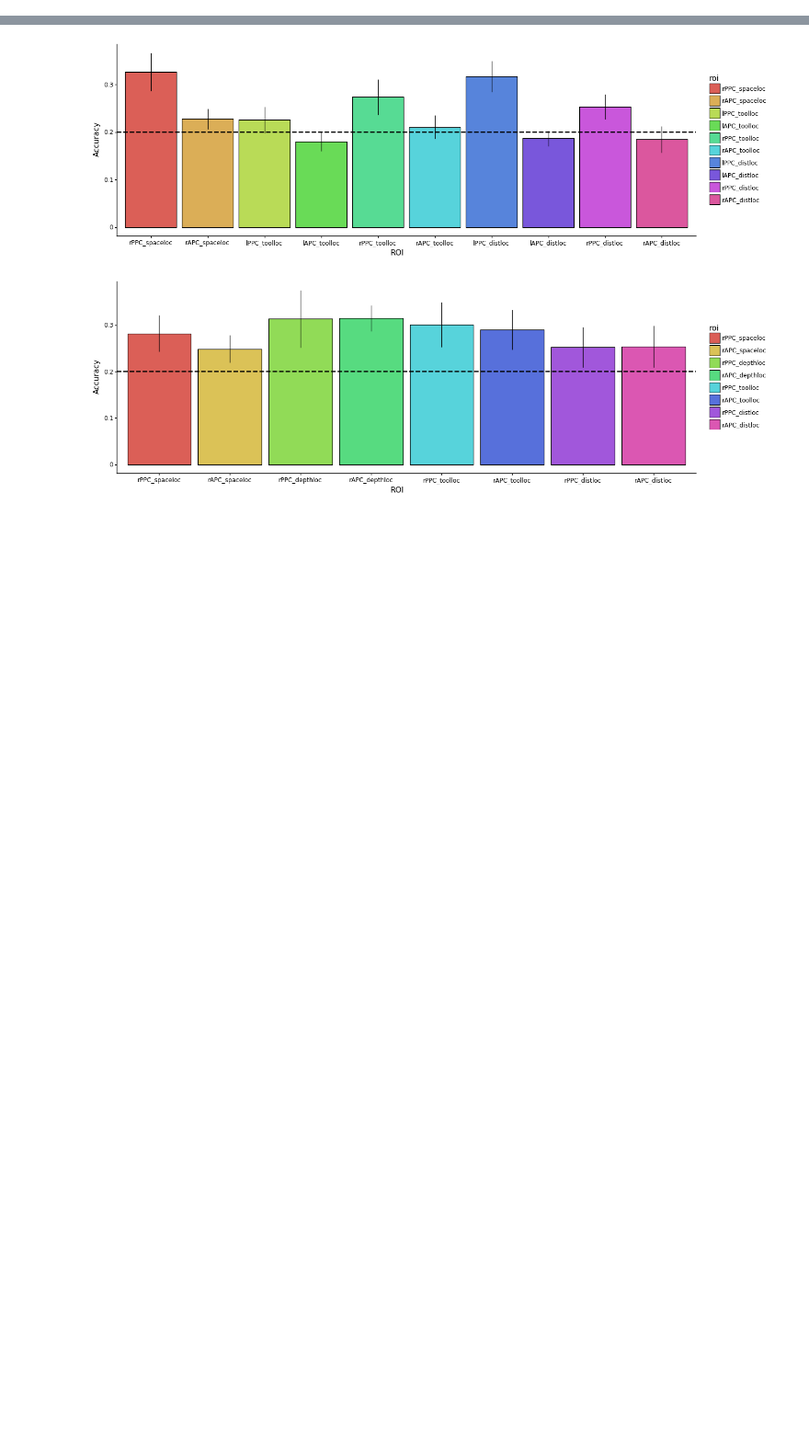
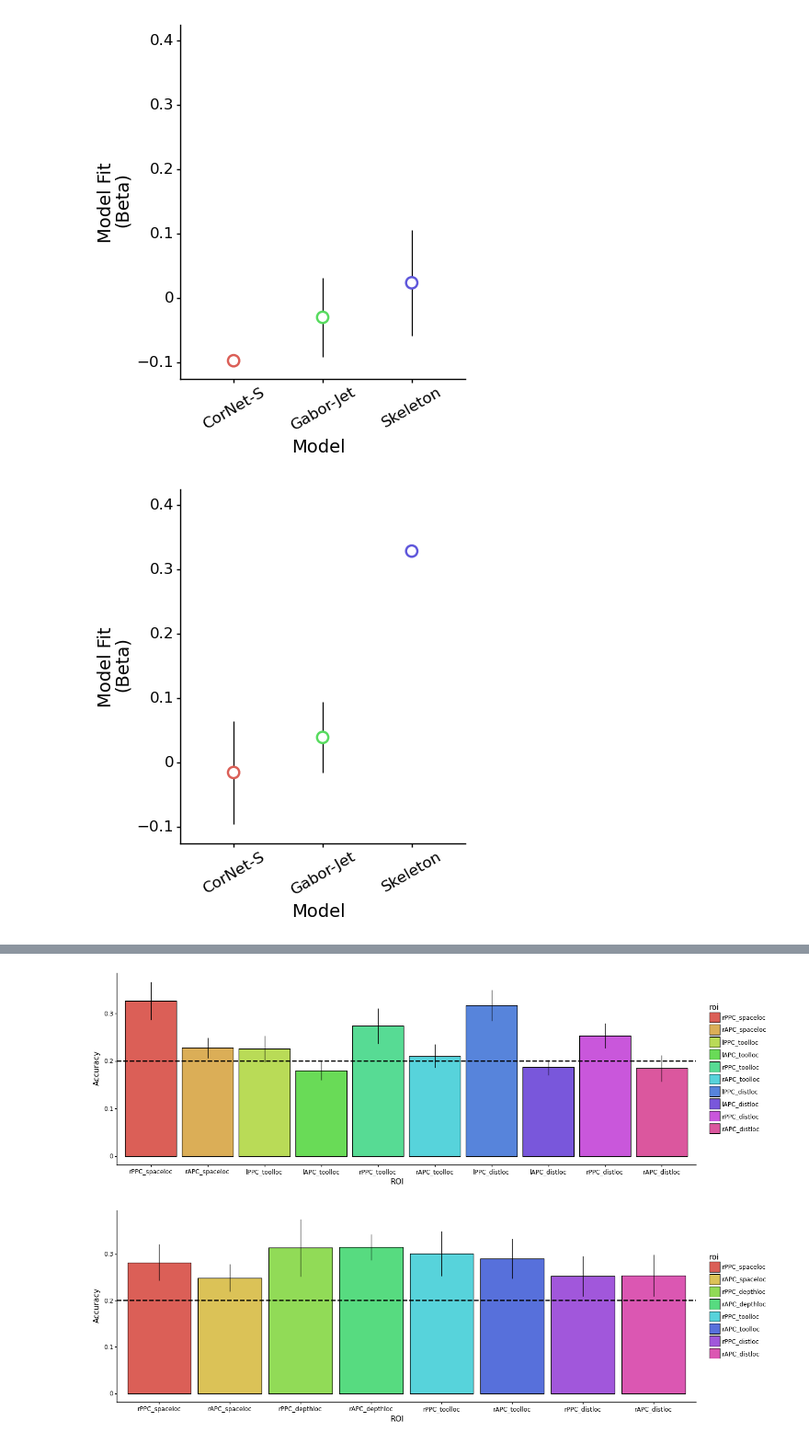
Before and after one commit to vayzenb/docnet, a Jupyter notebook: fmri/exp2_create_figures.ipynb, the cells around one changed output, grey strips where cells are left out. Shown at 92% size. Cells and saved outputs as stored; diff of their text form; code cells hidden in the pictures; blank space fills up the shorter version.

```diff
--- a/fmri/exp2_create_figures.ipynb
+++ b/fmri/exp2_create_figures.ipynb
@@ -33,0 +72,51 @@ num_vox = 100
+# %%
+"""
+plot RSA betas
+"""
+
+rois =  ['lPPC_spaceloc', 'rPPC_spaceloc','lAPC_spaceloc', 'rAPC_spaceloc', 'lLO_toolloc', 'rLO_toolloc']
+roi_names = ['Left pIPS', 'Right pIPS', 'Left aIPS','Right aIPS',  'Left LO', 'Right LO']
+roi_pos = ['pIPS', 'pIPS', 'aIPS', 'aIPS', 'LO', 'LO']
+roi_pos_cat = ['pIPS',  'aIPS','LO']
+models = ['skel', 'gbj','cornet_s',]
+model_names = ['Skeleton',  'Gabor-Jet', 'CorNet-S',]
+
+for rr in rois:
+    df = pd.read_csv(f"{results_dir}/RSA_betas.csv")
+
+    curr_roi = df[[m + '_beta' for m in models]][df['roi'] == rr]
+    curr_roi = pd.melt(curr_roi, var_name = 'model', value_name = 'Beta')
+
+    curr_se = df[[m + '_se' for m in models]][df['roi'] == rr]
+    curr_se = pd.melt(curr_se, var_name = 'model', value_name = 'Beta')
+    curr_roi['se'] = curr_se['Beta']
+
+    curr_roi['model'] = model_names
+    summary_df['model'] = pd.Categorical(summary_df['model'], categories = roi_names, ordered = False)
+
+    plot = ggplot(curr_roi, aes(x='model', y='Beta', color = 'model', fill = 'model')) + geom_linerange(aes(x='model',  ymax = f'Beta + se', ymin = f'Beta - se'), color = 'black') + \
+    geom_point(shape = 'o', size = 4, fill = 'White', stroke = 1) + ylim(-.1, .4) + \
+    theme_classic() + xlab('Model') + ylab('Model Fit \n(Beta)') + \
+        theme(text = element_text(color ='black'), axis_text_x= element_text(angle = 30, size = 12),axis_text_y= element_text(size = 12),axis_title=element_text(size = 14),
+                                                                        axis_line=element_line(),
+                                                                        panel_border=element_blank(),
+                                                                        legend_position = "none",
+                                                                        figure_size = (4, 5))
+
+    print(plot)
+    #plot.save(f'{fig_dir}/spaceloc/selectivity/{rr}_selectivity_point.png', width=4, height=5, dpi = 300)
+
+    '''
+    plot = ggplot(df, aes(x='model', y=ylabel, color = 'model', fill = 'model')) + geom_col(color="black", position =position_dodge(width =1)) + \
+    geom_linerange(aes(x='model',  ymax = f'{ylabel} + se', ymin = f'{ylabel} - se'), color = 'black', position = position_dodge(width =1))  + \
+           scale_x_discrete(limits= models) + \
+           theme_classic() + xlab('Model') + ylab(ylabel) + theme(text = element_text(color ='black'),
+                                                                          axis_line=element_line(),
+                                                                          panel_border=element_blank(),
+                                                                          figure_size = (5, 5),subplots_adjust={'wspace': 0.15},strip_background = element_blank())
+    print(plot)
+    plot.save(f'{fig_dir}/{roi}_rsa_bar.png', width=5, height=5, dpi = 300)
+    '''
+# %% [output]
+[figure, added]
+[figure, added]
```
Also changed, not shown: parts of 7 cells of this notebook, 27 other files.
